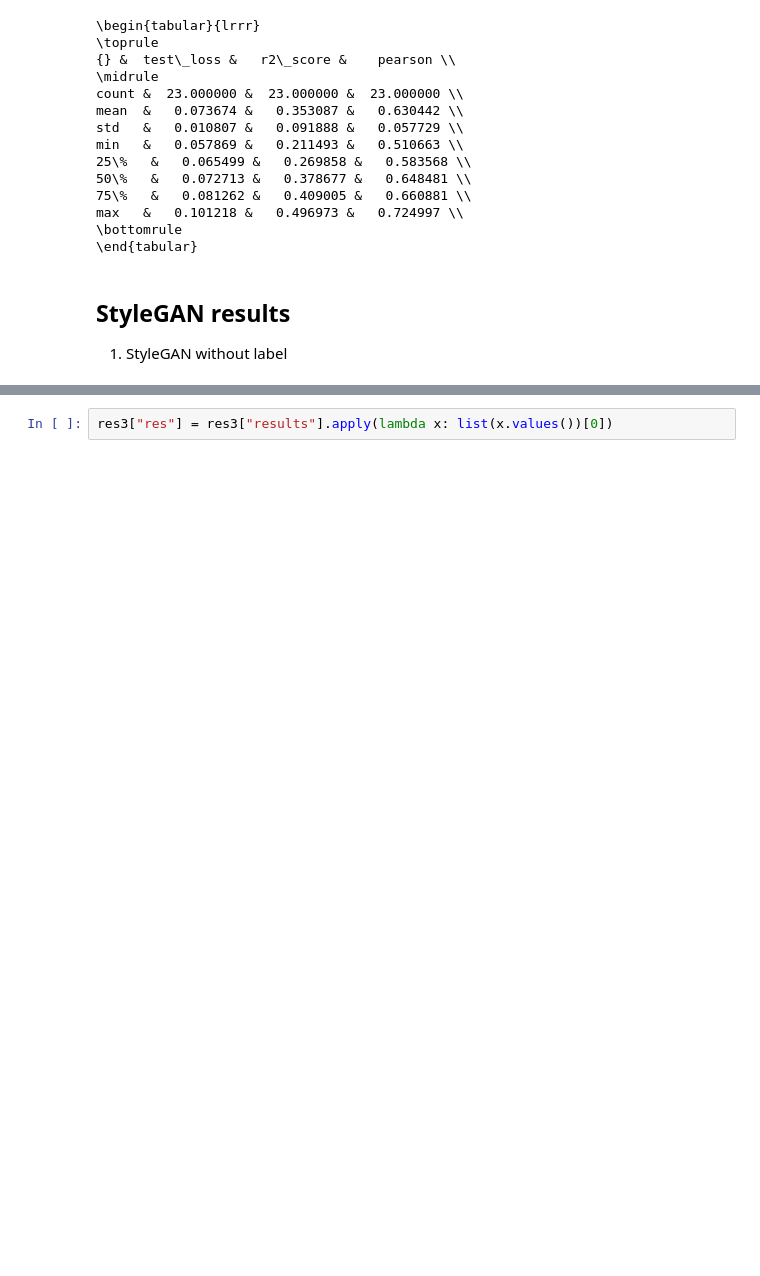
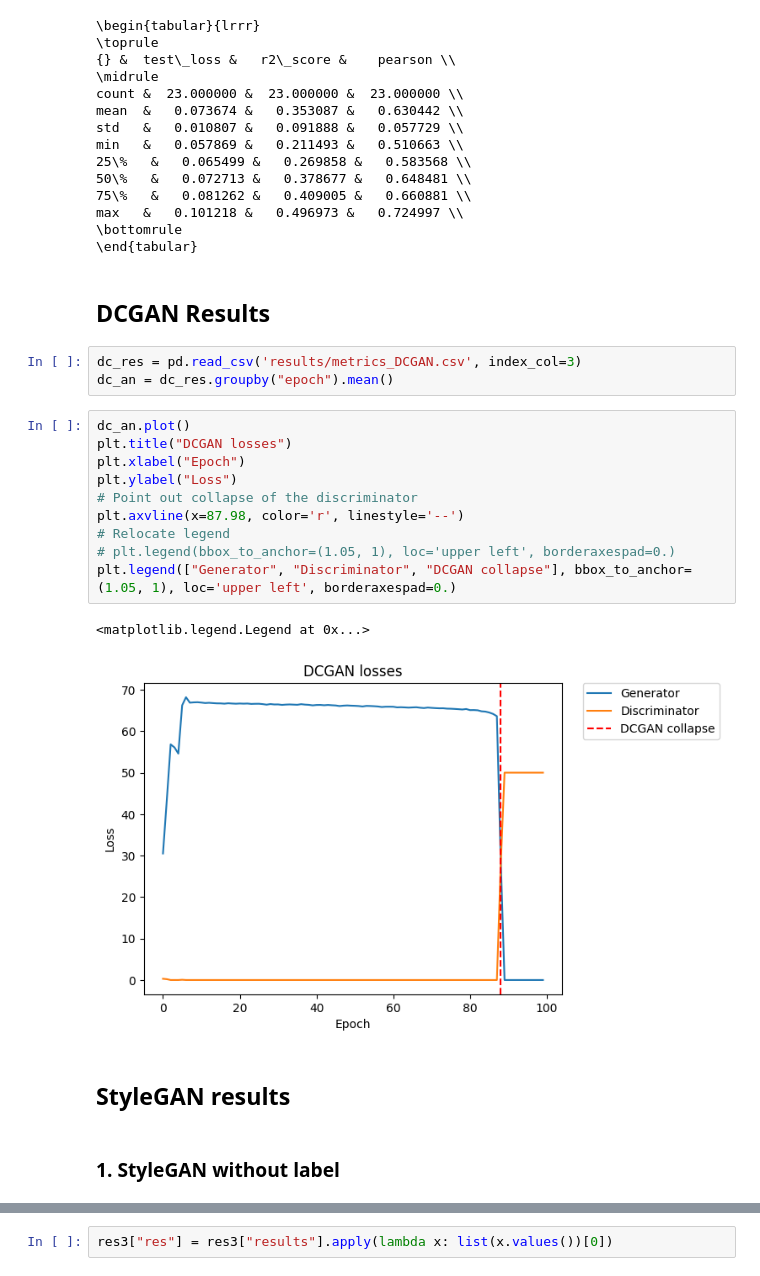
Before and after one commit to Jeremstym/depoibens, a Jupyter notebook: statdes.ipynb, the cells around one changed output, grey strips where cells are left out. Drawn from its saved outputs; the diff is of its cells as text; blank space fills up the shorter version.

```diff
--- a/statdes.ipynb
+++ b/statdes.ipynb
@@ -185,10 +187,28 @@ min   &   0.057869 &   0.211493 &   0.510663 \\
 max   &   0.101218 &   0.496973 &   0.724997 \\
 \bottomrule
 \end{tabular}
+# %% [markdown]
+## DCGAN Results
+# %%
+dc_res = pd.read_csv('results/metrics_DCGAN.csv', index_col=3)
+dc_an = dc_res.groupby("epoch").mean()
+# %%
+dc_an.plot()
+plt.title("DCGAN losses")
+plt.xlabel("Epoch")
+plt.ylabel("Loss")
+# Point out collapse of the discriminator
+plt.axvline(x=87.98, color='r', linestyle='--')
+# Relocate legend
+# plt.legend(bbox_to_anchor=(1.05, 1), loc='upper left', borderaxespad=0.)
+plt.legend(["Generator", "Discriminator", "DCGAN collapse"], bbox_to_anchor=(1.05, 1), loc='upper left', borderaxespad=0.)
+# %% [output]
+<matplotlib.legend.Legend at 0x...>
+[figure, added]
+# %% [markdown]
+## StyleGAN results
 # %% [markdown]
-## StyleGAN results
-
-1. StyleGAN without label
+### 1. StyleGAN without label
 # %%
 res = pd.read_json("results/metric-fid50k_StyleGAN1l.jsonl", lines=True)
 res2 = pd.read_json("results/metric-fid50k_full_styleGAN69.jsonl", lines=True)
```
Also changed, not shown: parts of 10 cells of this notebook.
